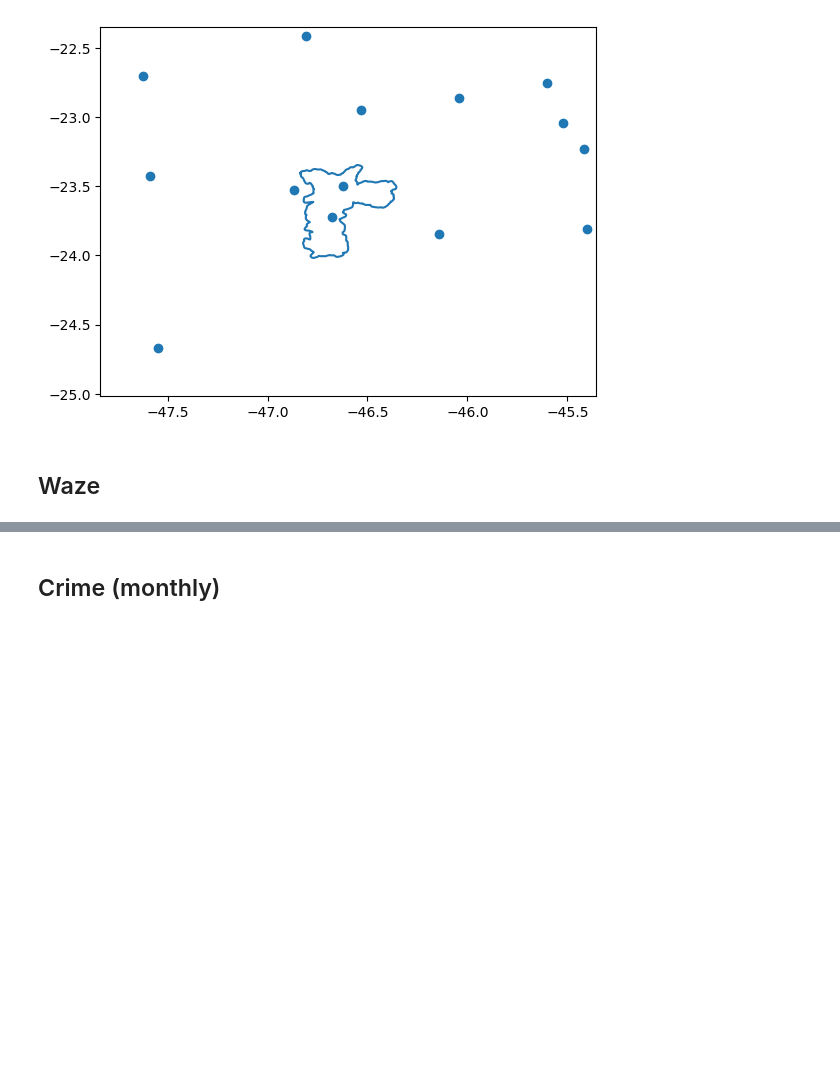
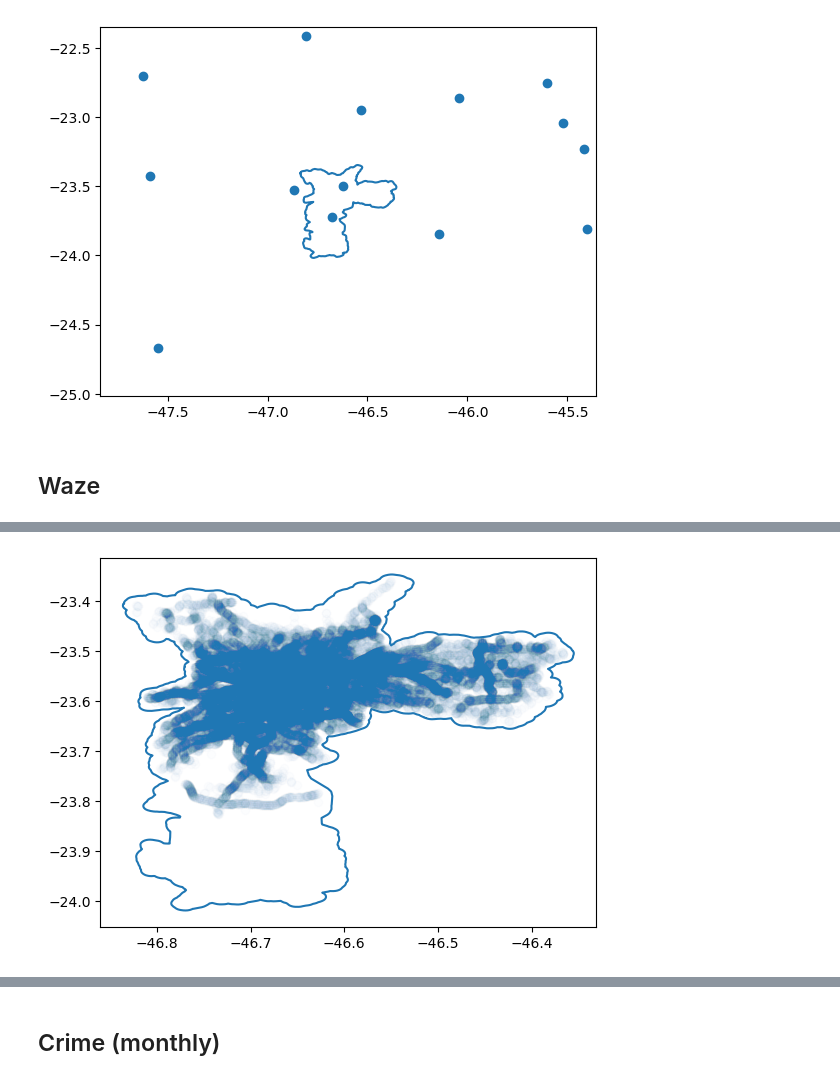
Before and after one commit to visual-ds/AutoSatViewer, a Jupyter notebook: wavelet_code/preprocess_time_series.ipynb, the cells around one changed output, grey strips where cells are left out. Saved outputs shown, nothing was run; the diff lists cells and outputs as text; code cells hidden in the pictures; blank space fills up the shorter version.

```diff
--- a/wavelet_code/preprocess_time_series.ipynb
+++ b/wavelet_code/preprocess_time_series.ipynb
@@ -38,0 +41,16 @@ Error:
+# %%
+df = df.sample(100000)
+# %%
+df["date"] = pd.to_datetime(df["ts"])
+# %%
+df["LONGITUDE"] = df["geo"].apply(lambda x : x.split("(")[1].split(" ")[0])
+df["LATITUDE"] = df["geo"].apply(lambda x : x.split(" ")[1].split(")")[0])
+df.LONGITUDE = df.LONGITUDE.astype(float)
+df.LATITUDE = df.LATITUDE.astype(float)
+# %%
+countour = gpd.read_file("data/countour.geojson")
+plt.plot(countour.geometry[0].exterior.xy[0], countour.geometry[0].exterior.xy[1])
+plt.scatter(df['LONGITUDE'], df['LATITUDE'], alpha = 0.01)
+plt.show()
+# %% [output]
+[figure, added]
```
Also changed, not shown: parts of 17 cells of this notebook, 1 other file.
